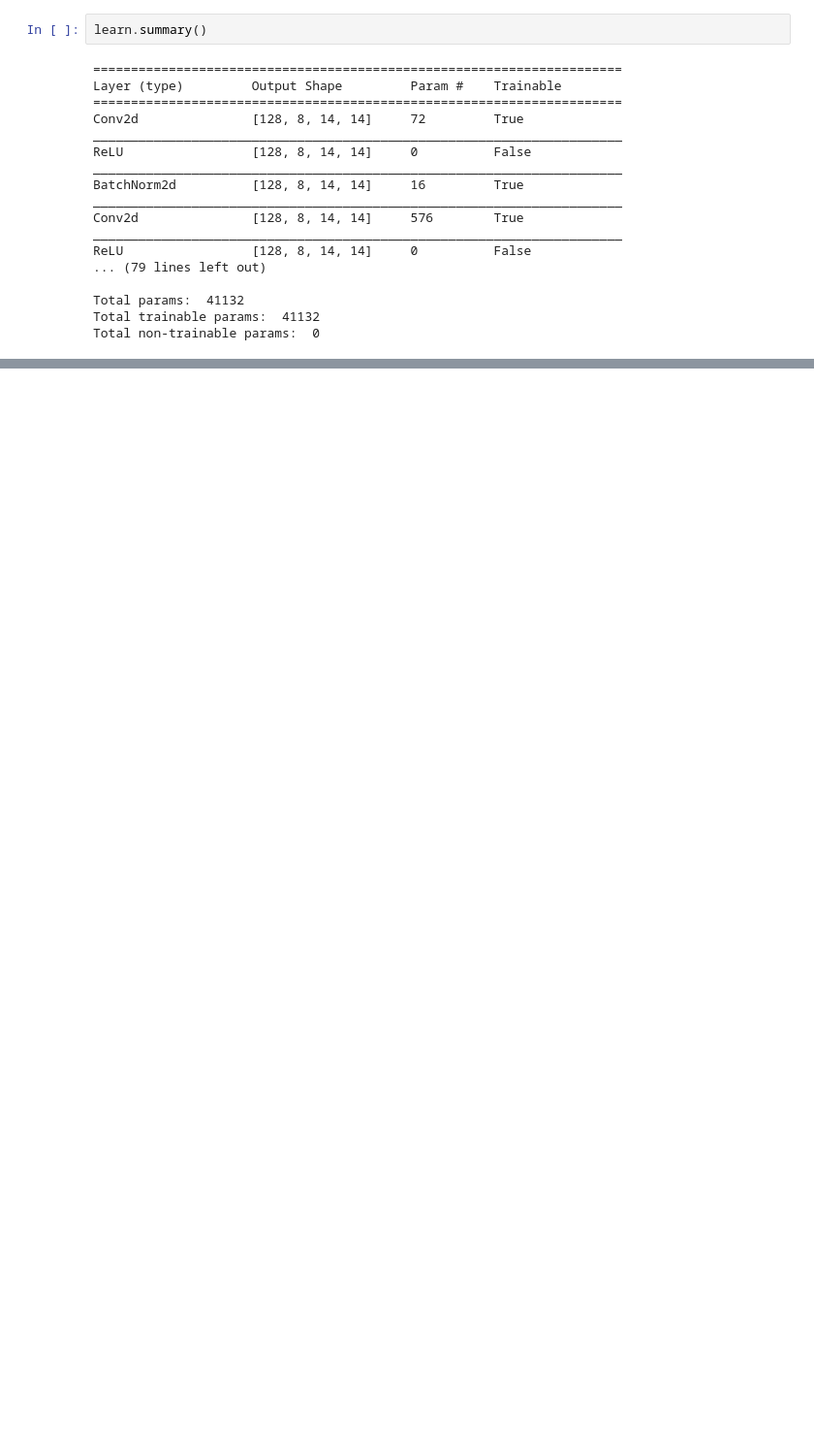
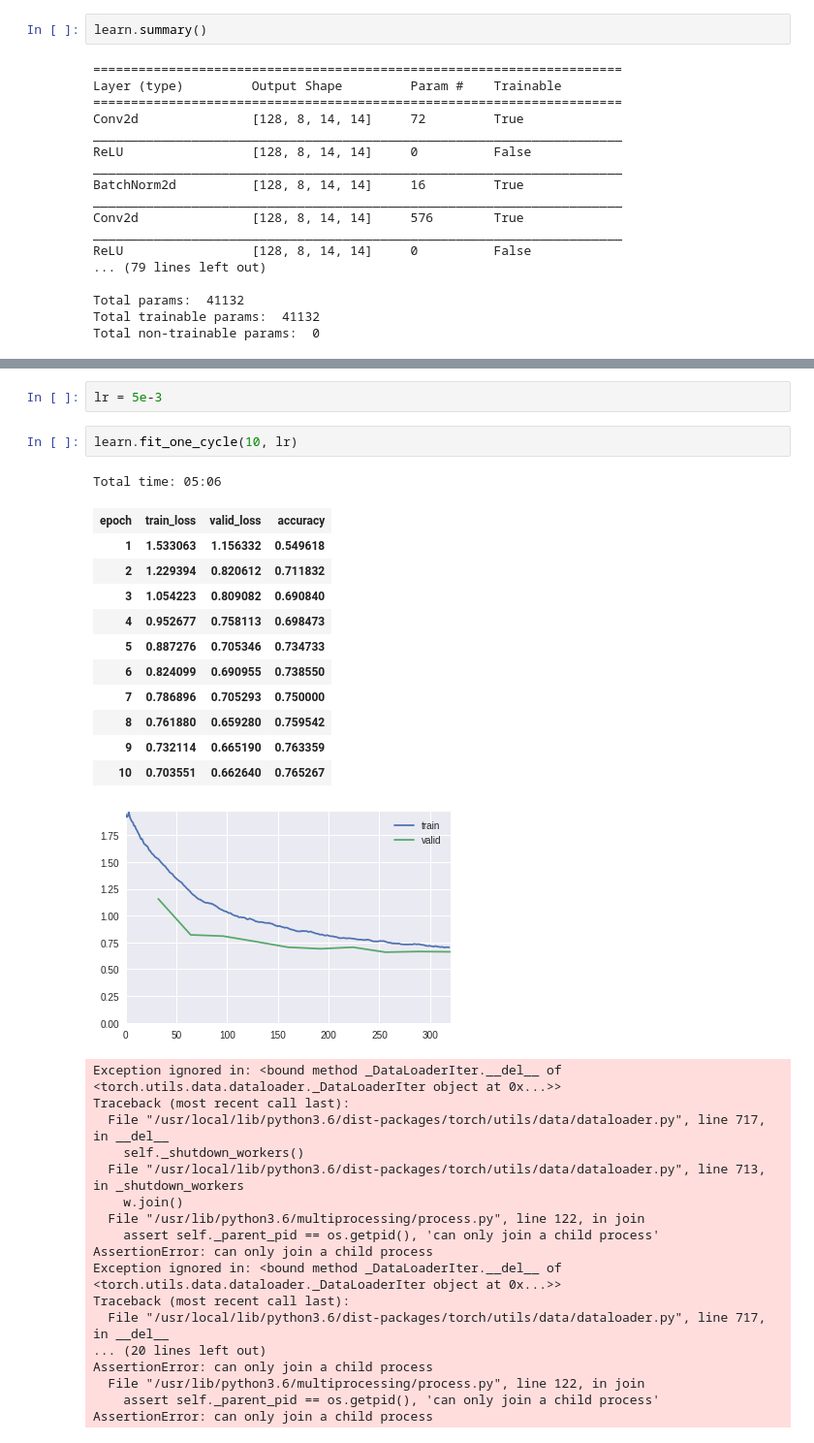
Before and after one commit to tcapelle/python_ines, a Jupyter notebook: Deep_Learning_in_GPU.ipynb, the cells around one changed output, grey strips where cells are left out. Shown at 97% size. Cells and saved outputs as stored; diff of their text form; blank space fills up the shorter version.

```diff
--- a/Deep_Learning_in_GPU.ipynb
+++ b/Deep_Learning_in_GPU.ipynb
@@ -400,0 +511,35 @@ Total non-trainable params:  0
+# %%
+lr = 5e-3
+# %%
+learn.fit_one_cycle(10, lr)
+# %% [output]
+Total time: 05:06
+| epoch | train_loss | valid_loss | accuracy |
+| 1 | 1.533063 | 1.156332 | 0.549618 |
+| 2 | 1.229394 | 0.820612 | 0.711832 |
+| 3 | 1.054223 | 0.809082 | 0.690840 |
+| 4 | 0.952677 | 0.758113 | 0.698473 |
+| 5 | 0.887276 | 0.705346 | 0.734733 |
+| 6 | 0.824099 | 0.690955 | 0.738550 |
+| 7 | 0.786896 | 0.705293 | 0.750000 |
+| 8 | 0.761880 | 0.659280 | 0.759542 |
+| 9 | 0.732114 | 0.665190 | 0.763359 |
+| 10 | 0.703551 | 0.662640 | 0.765267 |
+[figure, added]
+Exception ignored in: <bound method _DataLoaderIter.__del__ of <torch.utils.data.dataloader._DataLoaderIter object at 0x...>>
+Traceback (most recent call last):
+  File "/usr/local/lib/python3.6/dist-packages/torch/utils/data/dataloader.py", line 717, in __del__
+    self._shutdown_workers()
+  File "/usr/local/lib/python3.6/dist-packages/torch/utils/data/dataloader.py", line 713, in _shutdown_workers
+    w.join()
+  File "/usr/lib/python3.6/multiprocessing/process.py", line 122, in join
+    assert self._parent_pid == os.getpid(), 'can only join a child process'
+AssertionError: can only join a child process
+Exception ignored in: <bound method _DataLoaderIter.__del__ of <torch.utils.data.dataloader._DataLoaderIter object at 0x...>>
+Traceback (most recent call last):
+  File "/usr/local/lib/python3.6/dist-packages/torch/utils/data/dataloader.py", line 717, in __del__
+... (20 lines left out)
+AssertionError: can only join a child process
+  File "/usr/lib/python3.6/multiprocessing/process.py", line 122, in join
+    assert self._parent_pid == os.getpid(), 'can only join a child process'
+AssertionError: can only join a child process
```
Also changed, not shown: parts of 43 cells of this notebook.
